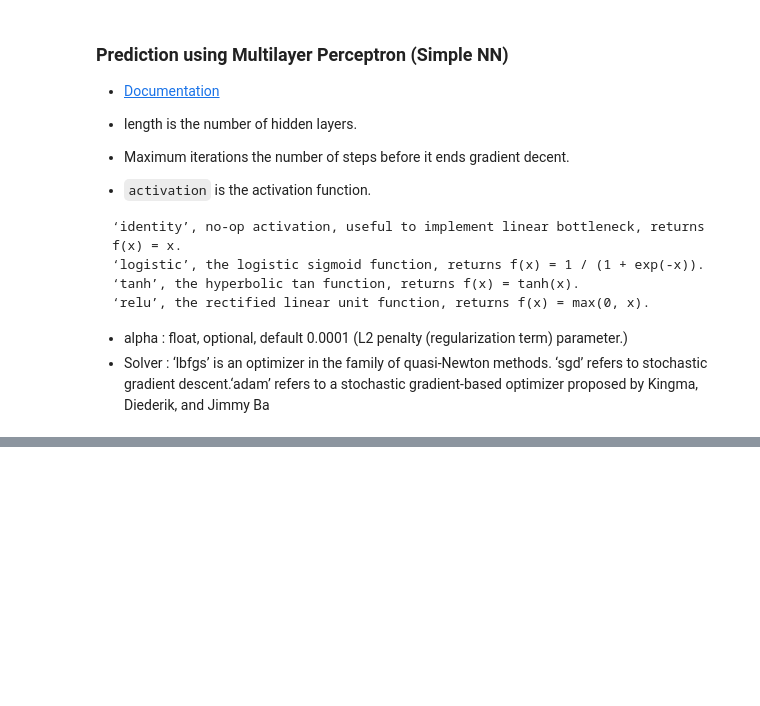
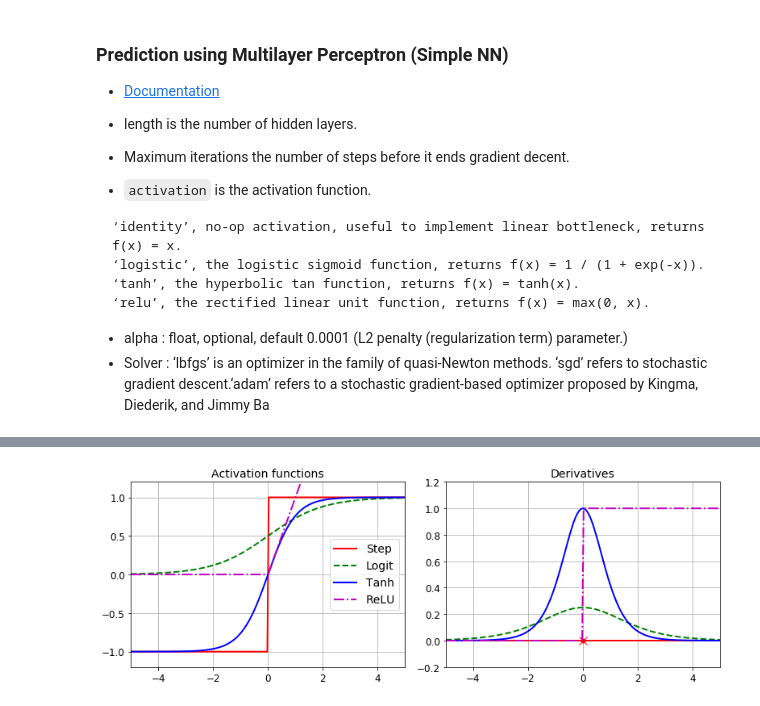
Before and after one commit to bdieu178/techfundamentals-fall2017-materials, a Jupyter notebook: classes/13-deep-learning/01-scikitlearn-mlp.ipynb, the cells around one changed output, grey strips where cells are left out. Cells and saved outputs as stored; diff of their text form; code cells hidden in the pictures; blank space fills up the shorter version.

```diff
--- a/classes/13-deep-learning/01-scikitlearn-mlp.ipynb
+++ b/classes/13-deep-learning/01-scikitlearn-mlp.ipynb
@@ -105,0 +109,83 @@ Classifier score:  0.933333333333
+# %%
+def logit(z):
+    return 1 / (1 + np.exp(-z))
+
+def relu(z):
+    return np.maximum(0, z)
+
+def derivative(f, z, eps=0.000001):
+    return (f(z + eps) - f(z - eps))/(2 * eps)
+
+def heaviside(z):
+    return (z >= 0).astype(z.dtype)
+
+def sigmoid(z):
+    return 1/(1+np.exp(-z))
+
+def mlp_xor(x1, x2, activation=heaviside):
+    return activation(-activation(x1 + x2 - 1.5) + activation(x1 + x2 - 0.5) - 0.5)
+# %%
+import numpy as np
+import os
+# To plot pretty figures
+%matplotlib inline
+import matplotlib
+import matplotlib.pyplot as plt
+plt.rcParams['axes.labelsize'] = 14
+plt.rcParams['xtick.labelsize'] = 12
+plt.rcParams['ytick.labelsize'] = 12
+
+def reset_graph(seed=42):
+    tf.reset_default_graph()
+    tf.set_random_seed(seed)
+    np.random.seed(seed)
+
+# To plot pretty figures
+%matplotlib inline
+import matplotlib
+import matplotlib.pyplot as plt
+plt.rcParams['axes.labelsize'] = 14
+plt.rcParams['xtick.labelsize'] = 12
+plt.rcParams['ytick.labelsize'] = 12
+
+# Where to save the figures
+PROJECT_ROOT_DIR = "/home/jovyan/techfundamentals-fall2017-materials/classes/13-deep-learning"
+CHAPTER_ID = "13-deep-learning"
+
+def save_fig(fig_id, tight_layout=True):
+    path = os.path.join(PROJECT_ROOT_DIR, 'images', fig_id + ".png")
+    print("Saving figure", fig_id)
+    if tight_layout:
+        plt.tight_layout()
+    plt.savefig(path, format='png', dpi=300)
+
+
+z = np.linspace(-5, 5, 200)
+
+plt.figure(figsize=(11,4))
+
+plt.subplot(121)
+plt.plot(z, np.sign(z), "r-", linewidth=2, label="Step")
+plt.plot(z, logit(z), "g--", linewidth=2, label="Logit")
+plt.plot(z, np.tanh(z), "b-", linewidth=2, label="Tanh")
+plt.plot(z, relu(z), "m-.", linewidth=2, label="ReLU")
+plt.grid(True)
+plt.legend(loc="center right", fontsize=14)
+plt.title("Activation functions", fontsize=14)
+plt.axis([-5, 5, -1.2, 1.2])
+
+plt.subplot(122)
+plt.plot(z, derivative(np.sign, z), "r-", linewidth=2, label="Step")
+plt.plot(0, 0, "ro", markersize=5)
+plt.plot(0, 0, "rx", markersize=10)
+plt.plot(z, derivative(logit, z), "g--", linewidth=2, label="Logit")
+plt.plot(z, derivative(np.tanh, z), "b-", linewidth=2, label="Tanh")
+plt.plot(z, derivative(relu, z), "m-.", linewidth=2, label="ReLU")
+plt.grid(True)
+#plt.legend(loc="center right", fontsize=14)
+plt.title("Derivatives", fontsize=14)
+plt.axis([-5, 5, -0.2, 1.2])
+
+save_fig("activation_functions_plot")
+plt.show()
+# %% [output]
@@ -105,0 +193 @@ Classifier score:  0.933333333333
+[figure, added]
```
Also changed, not shown: parts of 7 cells of this notebook, 3 other files.
